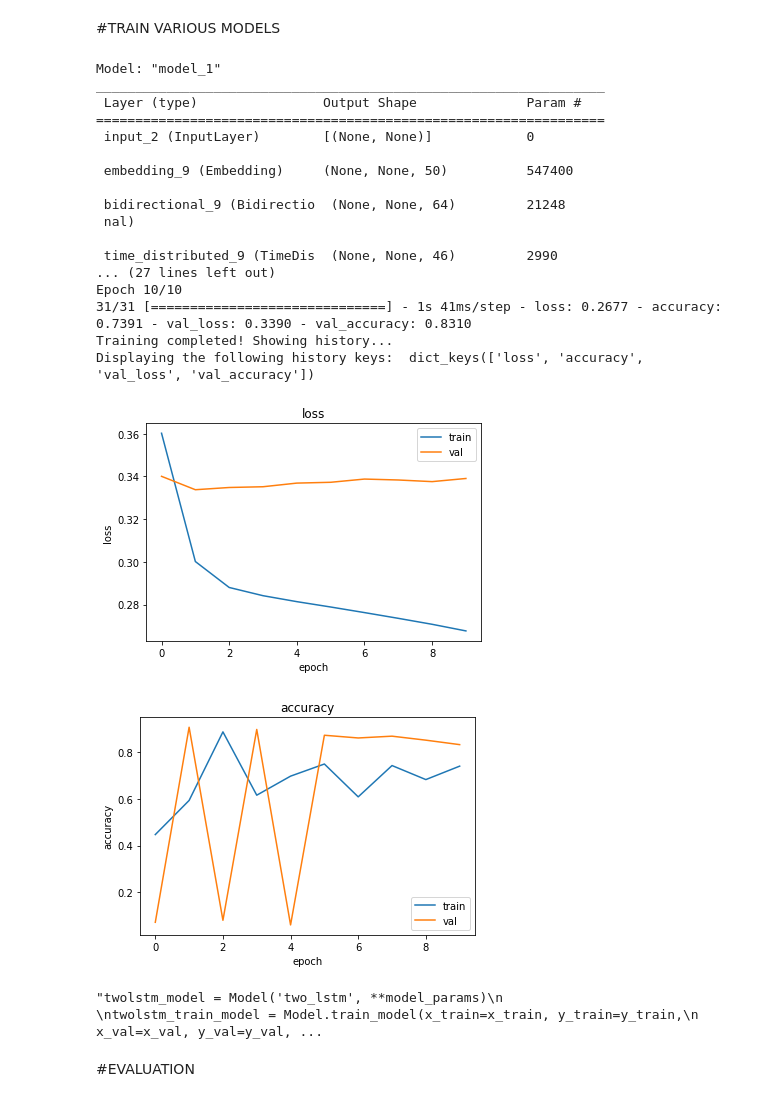
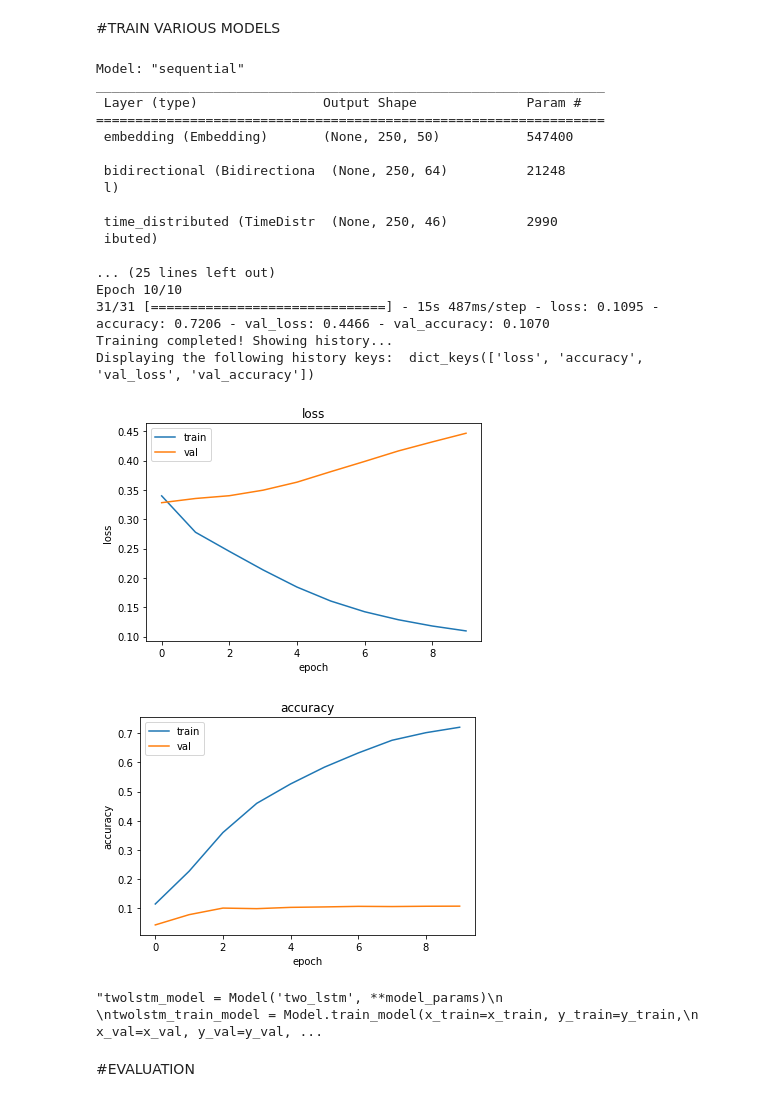
Before and after one commit to NoLogicPlease/pos_tagging, a Jupyter notebook: Assignment1.ipynb, the cells around one changed output. Cells and saved outputs as stored; diff of their text form; code cells hidden in the pictures.

```diff
--- a/Assignment1.ipynb
+++ b/Assignment1.ipynb
@@ -299,7 +299,7 @@ class Model(object):
 
     def create_LSTM(self) -> keras.Model:
         bidirect_model = keras.models.Sequential()
-        bidirect_model.add(layers.Embedding(input_dim=len(self.value_to_key.keys()),
+        bidirect_model.add(layers.Embedding(input_dim=len(self.value_to_key.keys())+1,
                                             output_dim=self.embedding_dim,
                                             mask_zero = True,
                                             input_length=self.max_seq_len,
@@ -354,7 +354,6 @@ class Model(object):
                                   weights=[self.embedding_matrix],
                                   trainable=False
                                   ))
-
         lstm.add(layers.Bidirectional(layers.LSTM(250, return_sequences=True)))
         lstm.add(layers.TimeDistributed(layers.Dense(128, activation="relu")))
         lstm.add(layers.TimeDistributed(layers.Dense(self.num_labels, activation="softmax")))
@@ -420,28 +419,37 @@ except Exception:
     with open(f"glove-{EMBEDDING_SIZE}.pkl", 'wb') as f:
         pickle.dump(emb_model, f)
 
-glove_dict = emb_model.vocab.keys()
+glove_dict = emb_model.key_to_index
 glove_matrix = emb_model.vectors
 
-tokenizer = Tokenizer(df[df['split'] == 'train']['text'], EMBEDDING_SIZE, glove_dict, glove_matrix)
-tokenizer.tokenize()
-v2_val_to_key = tokenizer.get_val_to_key()
-v2_matrix = tokenizer.build_embedding_matrix()
 
-tokenizer.dataset_sentences = df[df['split'] == 'val']['text']
-tokenizer.tokenize()
-v3_matrix = tokenizer.build_embedding_matrix()
-v3_val_to_key = tokenizer.get_val_to_key()
+try:
+    with open("emb_mat.pkl", 'rb') as f:
+        v4_matrix = pickle.load(f)
+    with open("val_to_key.pkl", 'rb') as f:
+        v4_val_to_key = pickle.load(f)
+except Exception:
+    tokenizer = Tokenizer(df[df['split'] == 'train']['text'], EMBEDDING_SIZE, glove_dict, glove_matrix)
+    tokenizer.tokenize()
+    v2_matrix = tokenizer.build_embedding_matrix()
+    tokenizer.dataset_sentences = df[df['split'] == 'val']['text']
+    tokenizer.tokenize()
+    v3_matrix = tokenizer.build_embedding_matrix()
+    tokenizer.dataset_sentences = df[df['split'] == 'test']['text']
+    tokenizer.tokenize()
+    v4_matrix = tokenizer.build_embedding_matrix()
+    v4_val_to_key = tokenizer.get_val_to_key()
+    with open(f"emb_mat.pkl", 'wb') as f:
+        pickle.dump(v4_matrix, f)
+    with open(f"val_to_key.pkl", 'wb') as f:
+        pickle.dump(v4_val_to_key, f)
 
-tokenizer.dataset_sentences = df[df['split'] == 'test']['text']
-tokenizer.tokenize()
-v4_matrix = tokenizer.build_embedding_matrix()
-v4_val_to_key = tokenizer.get_val_to_key()
+v4_val_to_key.update((x, y+1) for x, y in v4_val_to_key.items())
 
 num_classes = get_num_classes(df[df['split'] == 'train'])
-x_train, y_train, tok = create_trainable(df[df['split'] == 'train'], v3_val_to_key, max_seq_len,
+x_train, y_train, tok = create_trainable(df[df['split'] == 'train'], v4_val_to_key, max_seq_len,
                                          num_classes=num_classes)
-x_val, y_val, tok = create_trainable(df[df['split'] == 'val'], v3_val_to_key, max_seq_len, num_classes=num_classes)
+x_val, y_val, tok = create_trainable(df[df['split'] == 'val'], v4_val_to_key, max_seq_len, num_classes=num_classes)
 x_test, y_test, tok = create_trainable(df[df['split'] == 'test'], v4_val_to_key, max_seq_len, num_classes=num_classes)
 
 # TO NOT CONSIDER LAST BATCH
@@ -484,7 +511,8 @@ model_params = {
     'embedding_dim': EMBEDDING_SIZE,
     'max_seq_len': max_seq_len,
     'num_labels': num_classes,
-    'embedding_matrix': v4_matrix
+    'embedding_matrix': np.vstack((np.zeros((1, EMBEDDING_SIZE)),
+                       v4_matrix))
 }
 
 prediction_info = {
@@ -497,43 +525,43 @@ baseline = Model('baseline', **model_params)
 baseline_train = baseline.train_model(x_train=x_train, y_train=y_train,
                              x_val=x_val, y_val=y_val, training_info=training_info)
 
 # GRU
 #gru_model = Model('gru', **model_params)
 
 #gru_train_model = Model.train_model(x_train=x_train, y_train=y_train,
                       #              x_val=x_val, y_val=y_val, training_info=training_info)
 
 # TWO LSTM
 '''twolstm_model = Model('two_lstm', **model_params)
 
 twolstm_train_model = Model.train_model(x_train=x_train, y_train=y_train,
         x_val=x_val, y_val=y_val, training_info=training_info)
 
 # TWO DENSE
 twodense_model = Model('two_dense', **model_params)
 
 twodense_train_model = Model.train_model(x_train=x_train, y_train=y_train,
                                     x_val=x_val, y_val=y_val, training_info=training_info)'''
 # %% [output]
-Model: "model_1"
+Model: "sequential"
 _________________________________________________________________
  Layer (type)                Output Shape              Param #
 =================================================================
- input_2 (InputLayer)        [(None, None)]            0
+ embedding (Embedding)       (None, 250, 50)           547400
 
- embedding_9 (Embedding)     (None, None, 50)          547400
+ bidirectional (Bidirectiona  (None, 250, 64)          21248
+ l)
 
- bidirectional_9 (Bidirectio  (None, None, 64)         21248
- nal)
+ time_distributed (TimeDistr  (None, 250, 46)          2990
+ ibuted)
 
- time_distributed_9 (TimeDis  (None, None, 46)         2990
-... (27 lines left out)
+... (25 lines left out)
 Epoch 10/10
-31/31 [==============================] - 1s 41ms/step - loss: 0.2677 - accuracy: 0.7391 - val_loss: 0.3390 - val_accuracy: 0.8310
+31/31 [==============================] - 15s 487ms/step - loss: 0.1095 - accuracy: 0.7206 - val_loss: 0.4466 - val_accuracy: 0.1070
 Training completed! Showing history...
 Displaying the following history keys:  dict_keys(['loss', 'accuracy', 'val_loss', 'val_accuracy'])
-[figure, old version]
+[figure, new version]
-[figure, old version]
+[figure, new version]
 "twolstm_model = Model('two_lstm', **model_params)\n                                      \ntwolstm_train_model = Model.train_model(x_train=x_train, y_train=y_train,\n        x_val=x_val, y_val=y_val, ...
 # %% [markdown]
 #EVALUATION
```
Also changed, not shown: parts of 7 cells of this notebook.
